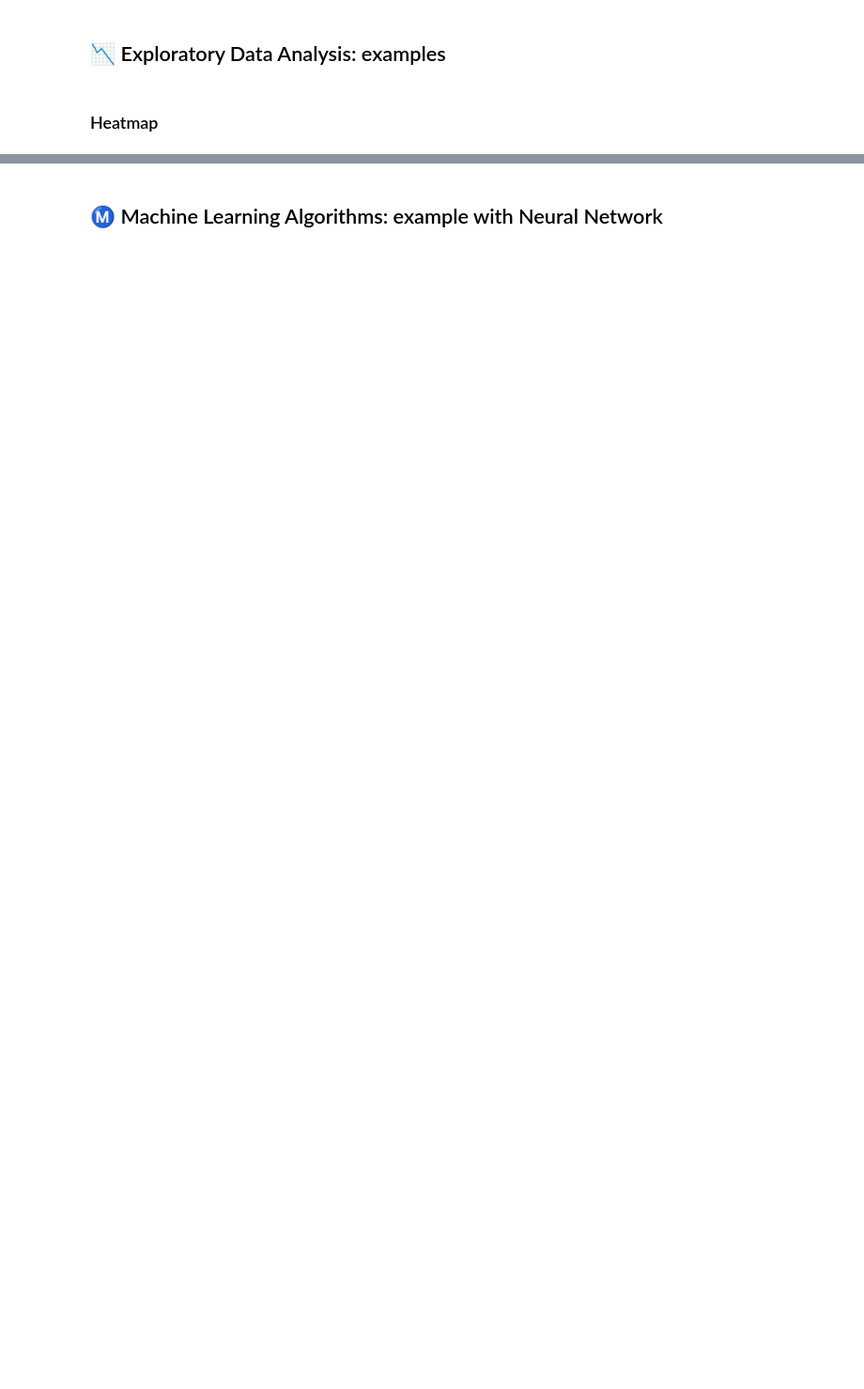
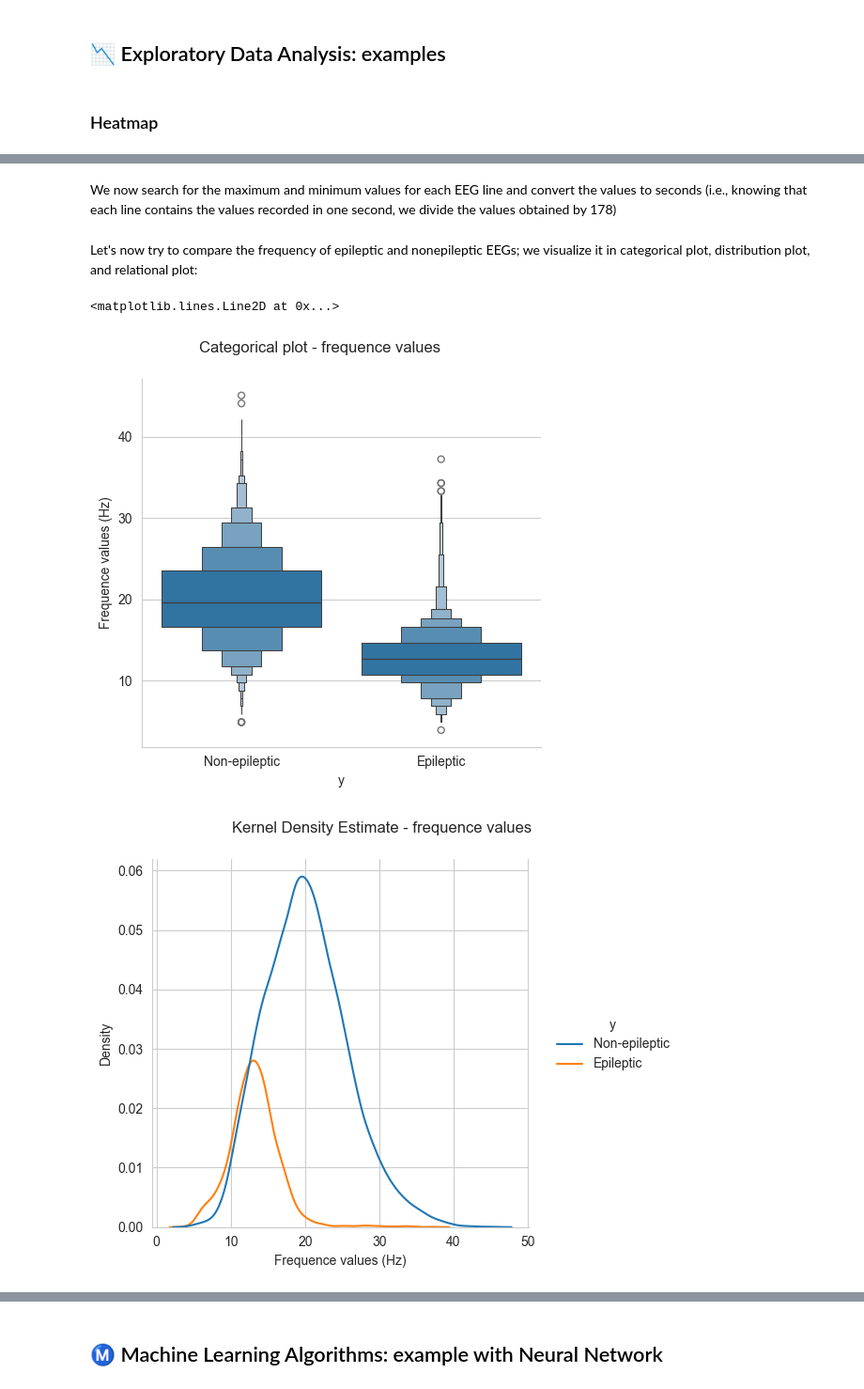
Before and after one commit to bertonfederico/EpilepticSeizureRecognition, a Jupyter notebook: README.ipynb, the cells around one changed output, grey strips where cells are left out. Shown at 94% size. Drawn from its saved outputs; the diff is of its cells as text; code cells hidden in the pictures; blank space fills up the shorter version.

```diff
--- a/README.ipynb
+++ b/README.ipynb
@@ -172,0 +261,65 @@ plt.show()
+# %%
+df_frequence_prepare = data_exploratory.iloc[:, 0:178]
+df_frequence_prepare['max_number'] = 0
+for count in range(2,178):
+    df_frequence_prepare.loc[(data_exploratory["X"+str(count-1)] < data_exploratory["X"+str(count)]) &
+                             (data_exploratory["X"+str(count)] > data_exploratory["X"+str(count+1)]),
+                    "max_number"] = df_frequence_prepare['max_number'] + 1
+# %% [markdown]
+We now search for the maximum and minimum values for each EEG line and convert the values to seconds (i.e., knowing that each line contains the values recorded in one second, we divide the values obtained by 178)
+# %% [markdown]
+Let's now try to compare the frequency of epileptic and nonepileptic EEGs; we visualize it in categorical plot, distribution plot, and relational plot:
+# %%
+# frequence calculation
+df_frequence_mean = pd.DataFrame()
+df_frequence_mean['Freq'] = df_frequence_prepare['max_number']/1.02
+df_frequence_mean['id'] = data_exploratory.index + 1
+df_frequence_mean['y'] = data_exploratory['y']
+
+
+# categorical plot
+cat = sns.catplot(
+    data=df_frequence_mean,
+    kind='boxen',
+    x='y',
+    y='Freq'
+)
+cat.set_ylabels('Frequence values (Hz)', clear_inner=False)
+cat.fig.subplots_adjust(top=.9)
+cat.fig.suptitle("Categorical plot - frequence values")
+
+
+# distribution plot with Kernel Density Estimation
+dist = sns.displot(
+    data=df_frequence_mean,
+    kind='kde',
+    x='Freq',
+    hue='y',
+)
+dist.fig.subplots_adjust(top=.9)
+dist.fig.suptitle("Kernel Density Estimate - frequence values")
+dist.set_xlabels('Frequence values (Hz)', clear_inner=False)
+
+
+# relational plot
+ret = sns.relplot(
+    data=df_frequence_mean,
+    x='id',
+    y='Freq',
+    col='y',
+    edgecolor='#CCFFFF'
+)
+ret.set_xlabels('Neurological beats recordings', clear_inner=False)
+ret.set_ylabels('Frequence values (Hz)', clear_inner=False)
+ret.fig.subplots_adjust(top=.9)
+ret.fig.suptitle("Relational plot - frequence values")
+ret.set(xticklabels=[])
+
+axes = ret.axes.flat[0]
+axes.axhline(df_frequence_mean[(df_frequence_mean['y'] == 'Non-epileptic')]['Freq'].mean(), ls='--', linewidth=2, color='red')
+axes = ret.axes.flat[1]
+axes.axhline(df_frequence_mean[(df_frequence_mean['y'] == 'Epileptic')]['Freq'].mean(), ls='--', linewidth=2, color='red')
+# %% [output]
+<matplotlib.lines.Line2D at 0x...>
+[figure, added]
+[figure, added]
```
Also changed, not shown: parts of 52 cells of this notebook, 29 other files.
